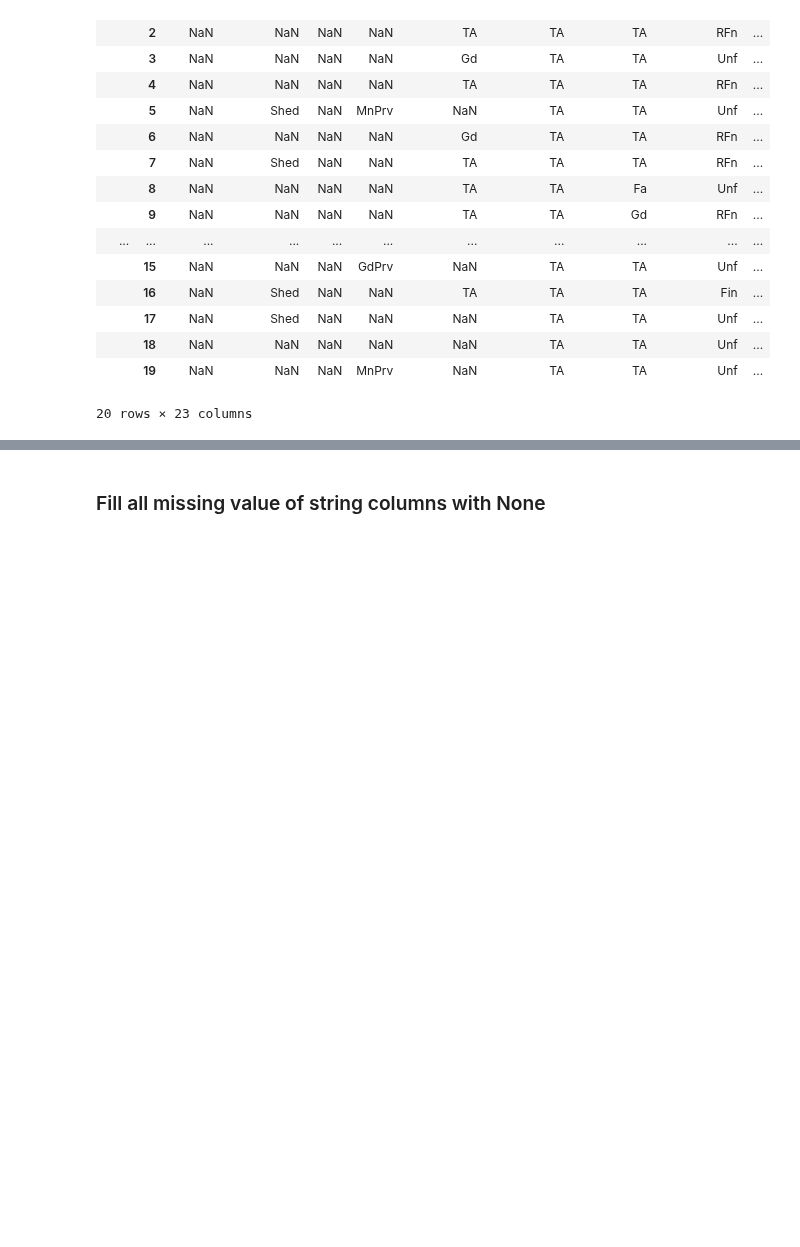
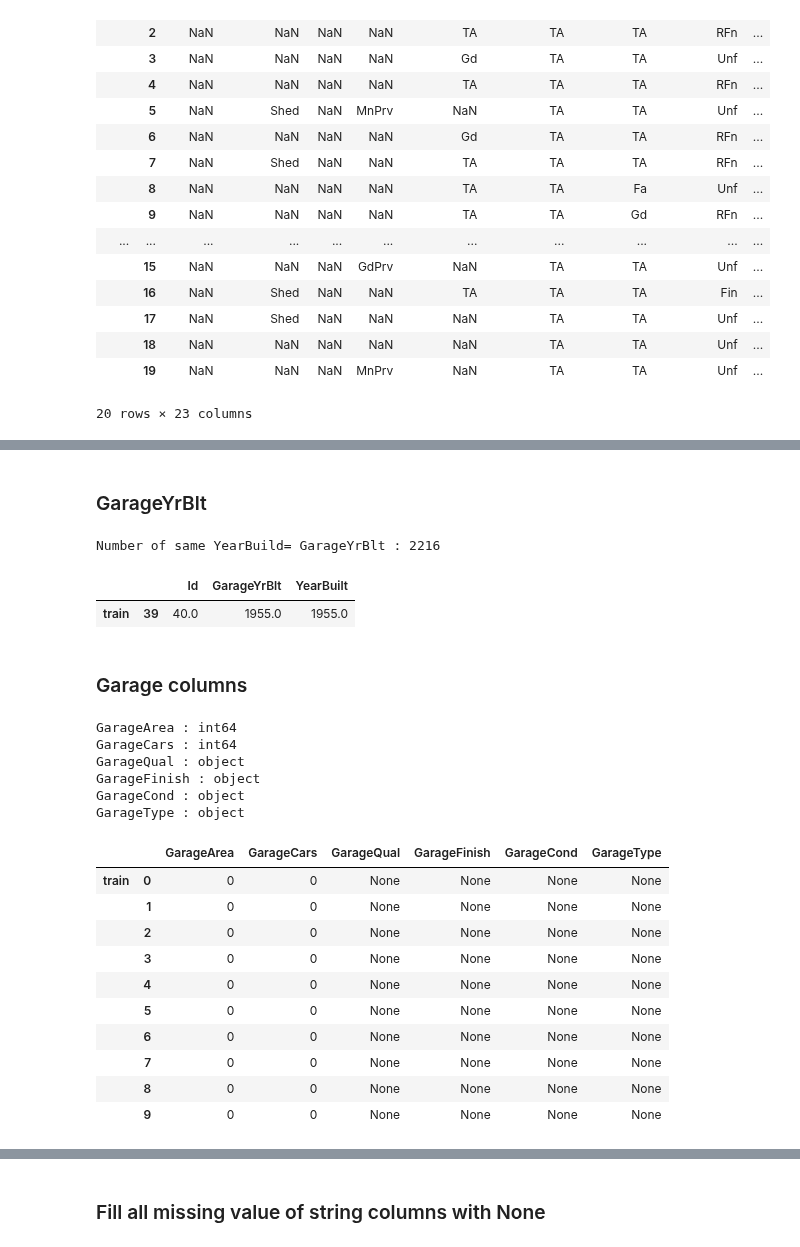
Before and after one commit to latuannetnam/kaggle, a Jupyter notebook: House Prices/House price analysis - version 4.ipynb, the cells around one changed output, grey strips where cells are left out. Saved outputs shown, nothing was run; the diff lists cells and outputs as text; code cells hidden in the pictures; blank space fills up the shorter version.

```diff
--- a/House Prices/House price analysis - version 4.ipynb
+++ b/House Prices/House price analysis - version 4.ipynb
@@ -55,3 +55,4 @@ input_data = train_data[o_features]
 #Combine train + eval data
 combine_data = pd.concat([input_data, eval_data], keys=['train','eval'])
 combine_data.head(5)
+data = combine_data
@@ -126,0 +170,44 @@ object_data.head(20)
+# %% [markdown]
+### GarageYrBlt
+# %%
+# Check GarageYrBlt & YearBuilt
+col = 'GarageYrBlt'
+print("Number of same YearBuild=", col, ":", len(data[data[col] == data['YearBuilt']]))
+# %% [output]
+Number of same YearBuild= GarageYrBlt : 2216
+# %%
+# Update GarageYrBlt = YearBuilt
+data.loc[data[col].isnull(), col] = data.loc[data[col].isnull(),'YearBuilt']
+data[['Id', col,'YearBuilt']].loc[data['Id'] == 40]
+# %% [output]
+|  |  | Id | GarageYrBlt | YearBuilt |
+| train | 39 | 40.0 | 1955.0 | 1955.0 |
+# %% [markdown]
+### Garage columns
+# %%
+cols = ['GarageArea', 'GarageCars', 'GarageQual', 'GarageFinish', 'GarageCond', 'GarageType']
+for col in cols:
+    print(col,":", data[col].dtype)
+    if data[col].dtype == 'object':
+        data[col] = 'None'
+    else:
+        data[col] = 0
+data[cols].head(10)
+# %% [output]
+GarageArea : int64
+GarageCars : int64
+GarageQual : object
+GarageFinish : object
+GarageCond : object
+GarageType : object
+|  |  | GarageArea | GarageCars | GarageQual | GarageFinish | GarageCond | GarageType |
+| train | 0 | 0 | 0 | None | None | None | None |
+|  | 1 | 0 | 0 | None | None | None | None |
+|  | 2 | 0 | 0 | None | None | None | None |
+|  | 3 | 0 | 0 | None | None | None | None |
+|  | 4 | 0 | 0 | None | None | None | None |
+|  | 5 | 0 | 0 | None | None | None | None |
+|  | 6 | 0 | 0 | None | None | None | None |
+|  | 7 | 0 | 0 | None | None | None | None |
+|  | 8 | 0 | 0 | None | None | None | None |
+|  | 9 | 0 | 0 | None | None | None | None |
```
Also changed, not shown: parts of 13 cells of this notebook, 2 other files.
